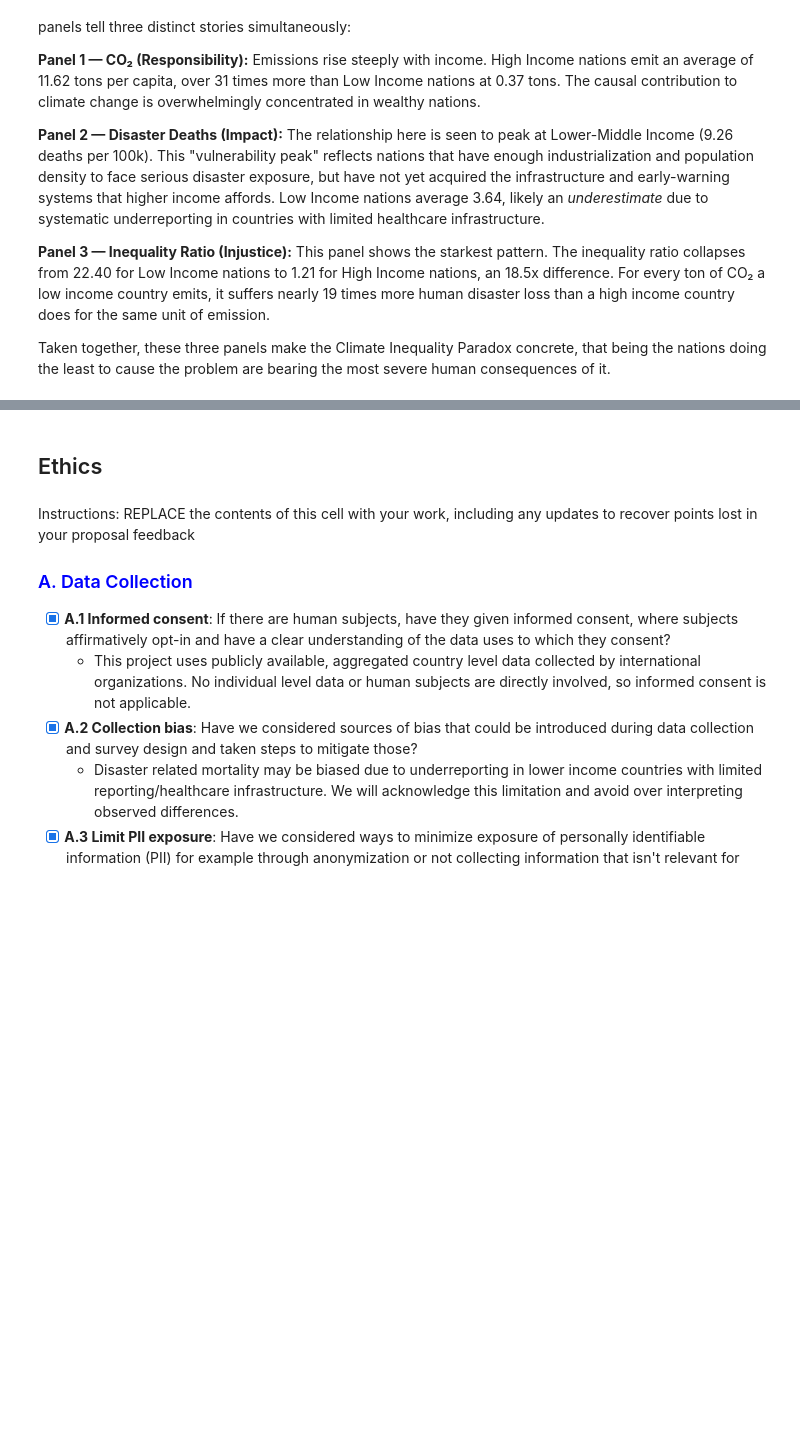
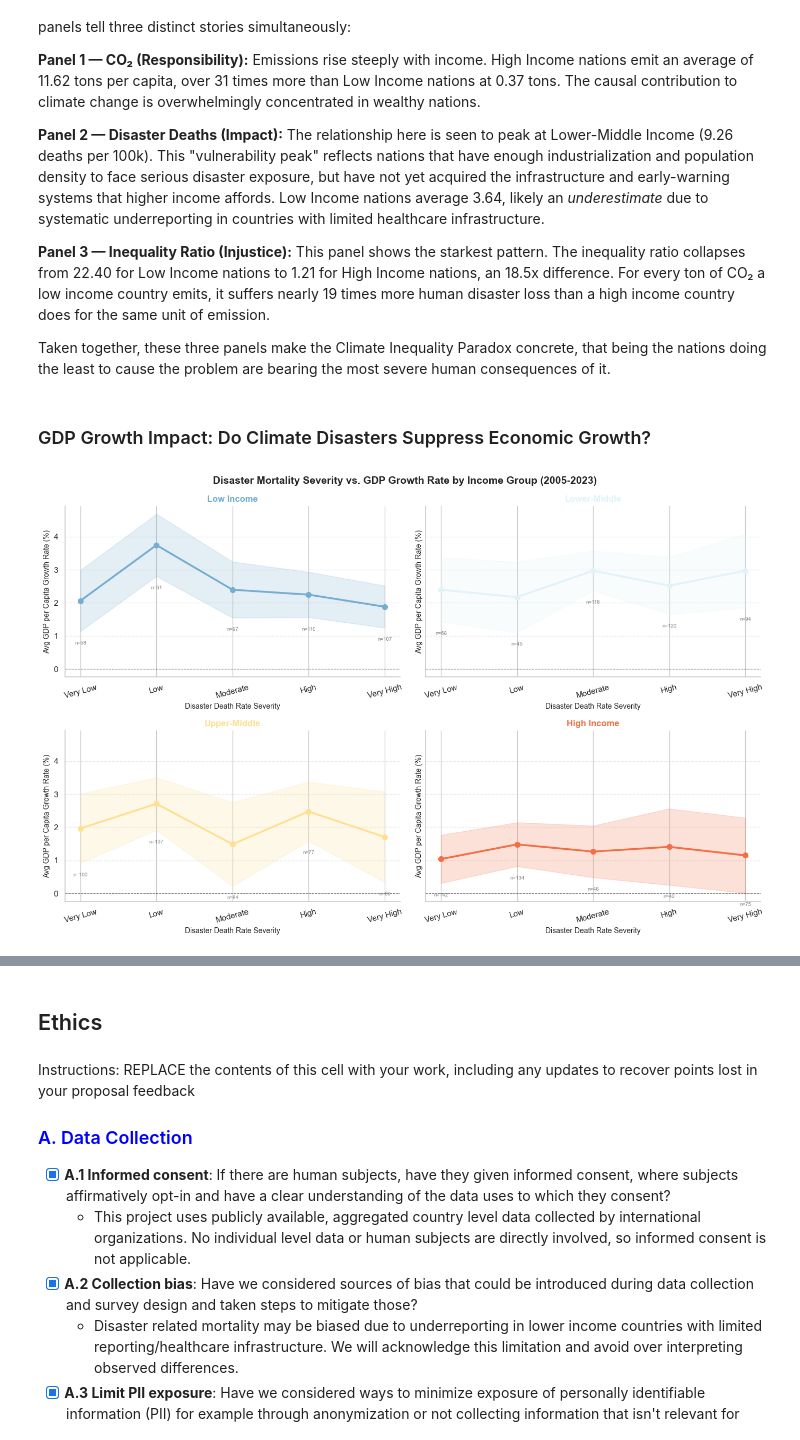
Before and after one commit to COGS108/Group133_WI26, a Jupyter notebook: 03-FinalProject.ipynb, the cells around one changed output, grey strips where cells are left out. Saved outputs shown, nothing was run; the diff lists cells and outputs as text; code cells hidden in the pictures; blank space fills up the shorter version.

Commit message:
disaster economic growth

```diff
--- a/03-FinalProject.ipynb
+++ b/03-FinalProject.ipynb
@@ -638,3 +638,70 @@ The three panel bar chart puts the core paradox side by side. Reading left to ri
 **Panel 3 — Inequality Ratio (Injustice):** This panel shows the starkest pattern. The inequality ratio collapses from 22.40 for Low Income nations to 1.21 for High Income nations, an 18.5x difference. For every ton of CO₂ a low income country emits, it suffers nearly 19 times more human disaster loss than a high income country does for the same unit of emission.
 
 Taken together, these three panels make the Climate Inequality Paradox concrete, that being the nations doing the least to cause the problem are bearing the most severe human consequences of it.
+# %% [markdown]
+### GDP Growth Impact: Do Climate Disasters Suppress Economic Growth?
+# %%
+# Compute year-over-year GDP per capita growth rate per country.
+# We sort by entity and year first to ensure correct lag calculation,
+# then use pct_change() within each country group.
+df_sorted = df.sort_values(['entity', 'year']).copy()
+df_sorted['gdp_growth'] = df_sorted.groupby('entity')['gdp_per_capita_ppp_const'].pct_change() * 100
+
+# Bin disaster death rates into 5 severity brackets using quantile-based cuts.
+# We clip at 0 to handle any negative values before binning.
+# Labels progress from Very Low to Very High to reflect increasing disaster impact.
+df_sorted['disaster_severity'] = pd.qcut(
+    df_sorted['disaster_deaths_missing_per_100k'].clip(lower=0),
+    q=[0, 0.2, 0.4, 0.6, 0.8, 1.0],
+    labels=['Very Low', 'Low', 'Moderate', 'High', 'Very High']
+)
+
+# Filter out extreme GDP growth outliers (beyond ±25%) and rows with no severity label.
+# Extreme values are likely driven by one-off economic shocks unrelated to disasters.
+plot_gdp = df_sorted[
+    (df_sorted['gdp_growth'].between(-25, 25)) &
+    (df_sorted['disaster_severity'].notna())
+].copy()
+
+income_order = ['Low Income', 'Lower-Middle', 'Upper-Middle', 'High Income']
+severity_order = ['Very Low', 'Low', 'Moderate', 'High', 'Very High']
+palette = sns.color_palette('RdYlBu_r', 4)
+
+fig, axes = plt.subplots(2, 2, figsize=(14, 9), sharey=True)
+fig.suptitle('Disaster Mortality Severity vs. GDP Growth Rate by Income Group (2005-2023)',
+             fontsize=14, fontweight='bold')
+
+for ax, (group, color) in zip(axes.flat, zip(income_order, palette)):
+    subset = plot_gdp[plot_gdp['income_group'] == group]
+
+    # Compute mean and 95% CI (mean ± 1.96 * SEM) per severity bin
+    grouped = subset.groupby('disaster_severity', observed=False)['gdp_growth']
+    means = grouped.mean()
+    ci = grouped.sem() * 1.96
+    ns = grouped.count()
+
+    ax.plot(severity_order, means[severity_order], color=color,
+            linewidth=2.5, marker='o', markersize=7, zorder=3)
+    ax.fill_between(severity_order,
+                    means[severity_order] - ci[severity_order],
+                    means[severity_order] + ci[severity_order],
+                    alpha=0.2, color=color)
+    ax.axhline(0, color='black', linewidth=0.8, linestyle='--', alpha=0.5)
+
+    for i, sev in enumerate(severity_order):
+        if sev in ns:
+            ax.text(i, means[sev] - ci[sev] - 0.4, f'n={ns[sev]}',
+                    ha='center', fontsize=7, color='gray')
+
+    ax.set_title(group, fontsize=12, fontweight='bold', color=color)
+    ax.set_xlabel('Disaster Death Rate Severity', fontsize=10)
+    ax.set_ylabel('Avg GDP per Capita Growth Rate (%)', fontsize=10)
+    ax.tick_params(axis='x', rotation=15)
+    ax.grid(True, axis='y', linestyle='--', alpha=0.4)
+    sns.despine(ax=ax)
+
+plt.tight_layout()
+plt.savefig("results/fig_gdp_growth_by_severity_income.png", dpi=150, bbox_inches='tight')
+plt.show()
+# %% [output]
+[figure, added]
```
Also changed, not shown: parts of 2 cells of this notebook, 2 other files.
